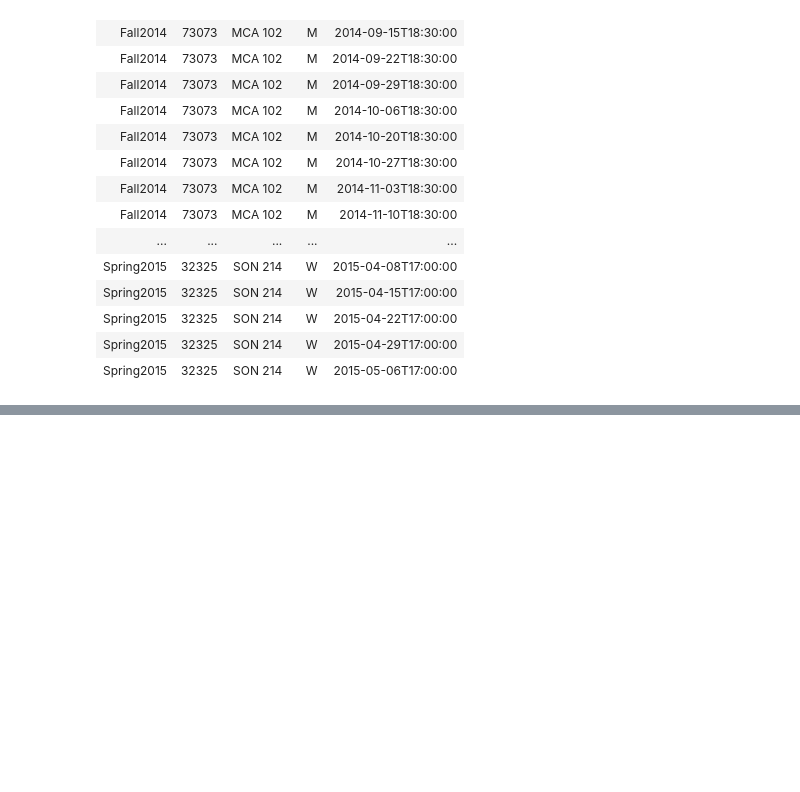
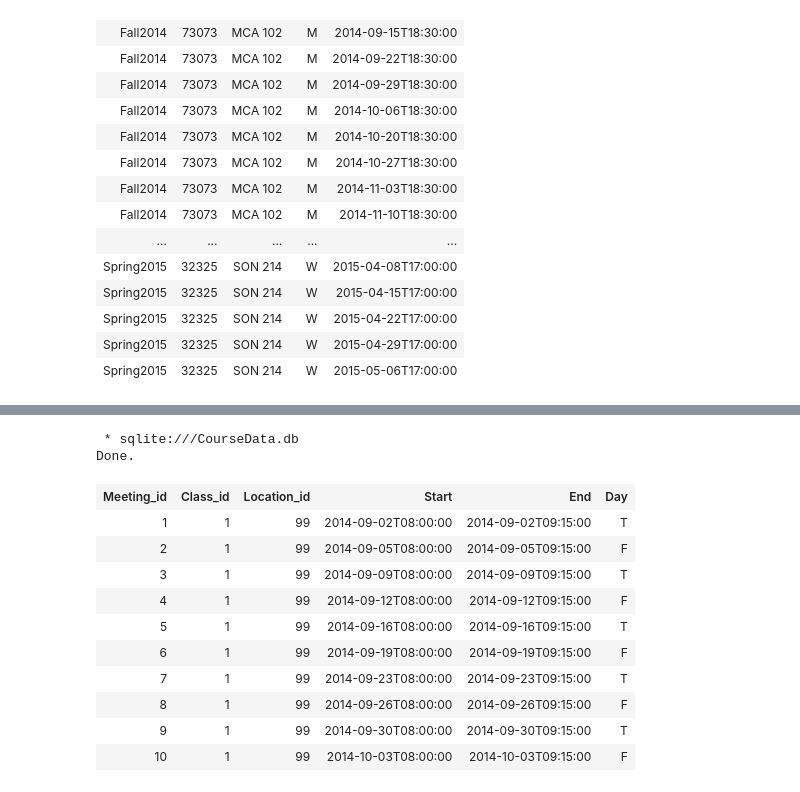
Before and after one commit to fairfield-ba510-spring2020/term-project-jt, a Jupyter notebook: CourseDataETL.ipynb, the cells around one changed output, grey strips where cells are left out. Drawn from its saved outputs; the diff is of its cells as text; code cells hidden in the pictures; blank space fills up the shorter version.

```diff
--- a/CourseDataETL.ipynb
+++ b/CourseDataETL.ipynb
@@ -203,0 +355,20 @@ Done.
+# %%
+%%sql
+SELECT *
+    FROM MEETING
+    ORDER BY Class_id
+    LIMIT 10;
+# %% [output]
+ * sqlite:///CourseData.db
+Done.
+| Meeting_id | Class_id | Location_id | Start | End | Day |
+| 1 | 1 | 99 | 2014-09-02T08:00:00 | 2014-09-02T09:15:00 | T |
+| 2 | 1 | 99 | 2014-09-05T08:00:00 | 2014-09-05T09:15:00 | F |
+| 3 | 1 | 99 | 2014-09-09T08:00:00 | 2014-09-09T09:15:00 | T |
+| 4 | 1 | 99 | 2014-09-12T08:00:00 | 2014-09-12T09:15:00 | F |
+| 5 | 1 | 99 | 2014-09-16T08:00:00 | 2014-09-16T09:15:00 | T |
+| 6 | 1 | 99 | 2014-09-19T08:00:00 | 2014-09-19T09:15:00 | F |
+| 7 | 1 | 99 | 2014-09-23T08:00:00 | 2014-09-23T09:15:00 | T |
+| 8 | 1 | 99 | 2014-09-26T08:00:00 | 2014-09-26T09:15:00 | F |
+| 9 | 1 | 99 | 2014-09-30T08:00:00 | 2014-09-30T09:15:00 | T |
+| 10 | 1 | 99 | 2014-10-03T08:00:00 | 2014-10-03T09:15:00 | F |
```
Also changed, not shown: parts of 13 cells of this notebook, 2 other files.
